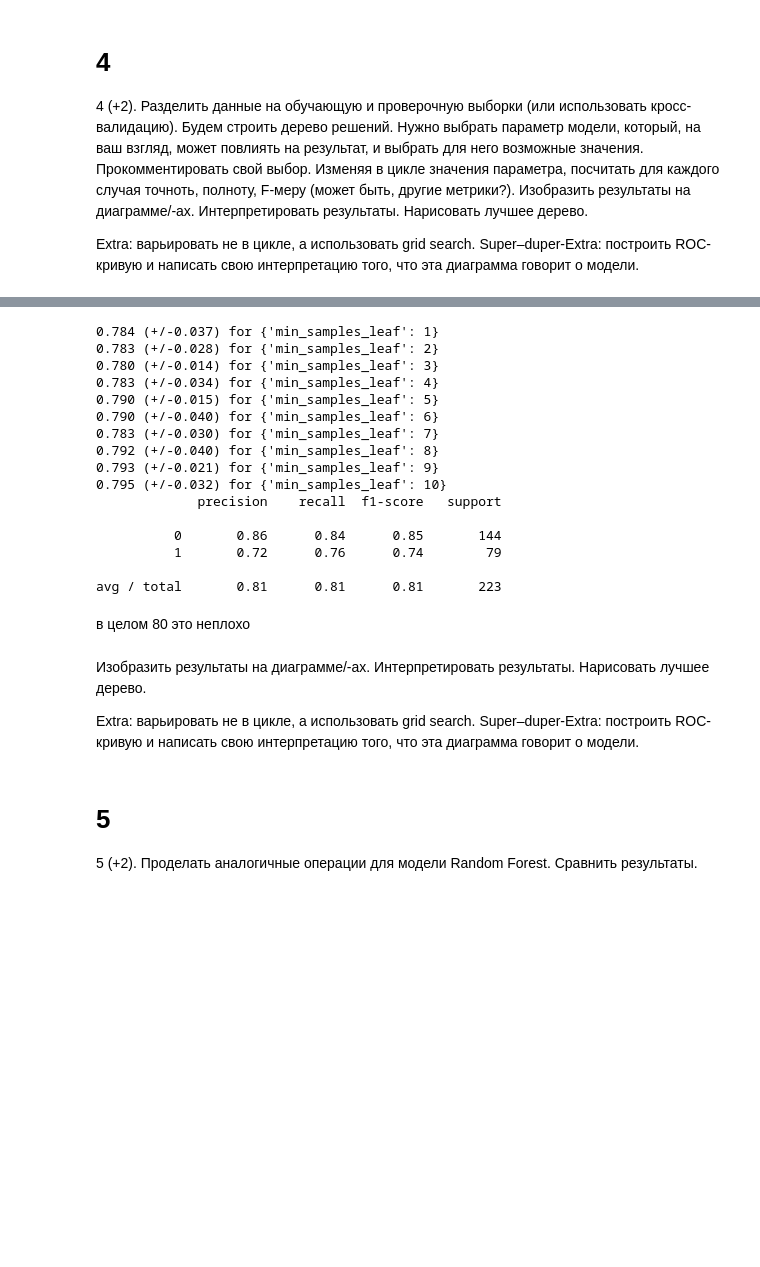
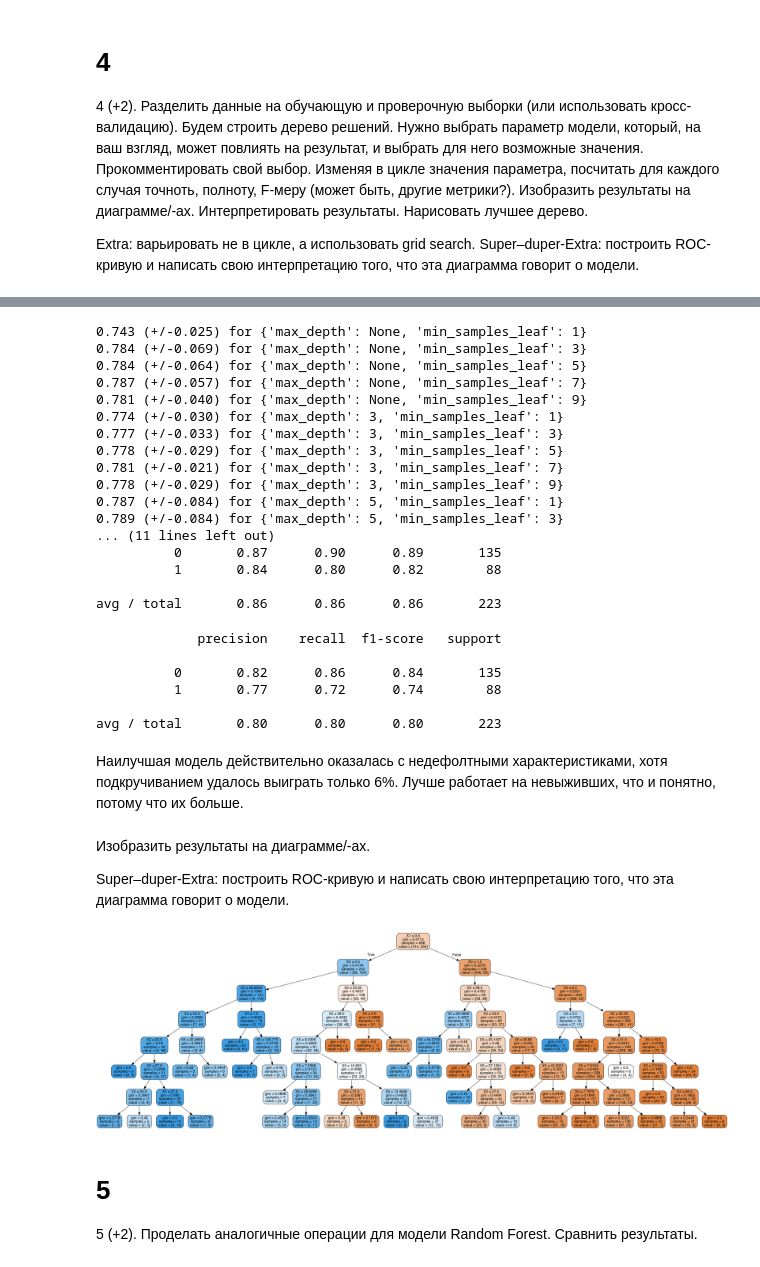
Before and after one commit to BasilisAndr/ml, a Jupyter notebook: titanic.ipynb, the cells around one changed output, grey strips where cells are left out. Cells and saved outputs as stored; diff of their text form; code cells hidden in the pictures; blank space fills up the shorter version.

```diff
--- a/titanic.ipynb
+++ b/titanic.ipynb
@@ -263,32 +263,54 @@ stds = clf.cv_results_['std_test_score']
 for mean, std, params in zip(means, stds, clf.cv_results_['params']):
     print("%0.3f (+/-%0.03f) for %r"
           % (mean, std * 2, params))
-
+print()
 y_true, y_pred = y_test, clf.predict(X_test)
 print(classification_report(y_true, y_pred))
 # %% [output]
-0.784 (+/-0.037) for {'min_samples_leaf': 1}
-0.783 (+/-0.028) for {'min_samples_leaf': 2}
-0.780 (+/-0.014) for {'min_samples_leaf': 3}
-0.783 (+/-0.034) for {'min_samples_leaf': 4}
-0.790 (+/-0.015) for {'min_samples_leaf': 5}
-0.790 (+/-0.040) for {'min_samples_leaf': 6}
-0.783 (+/-0.030) for {'min_samples_leaf': 7}
-0.792 (+/-0.040) for {'min_samples_leaf': 8}
-0.793 (+/-0.021) for {'min_samples_leaf': 9}
-0.795 (+/-0.032) for {'min_samples_leaf': 10}
-             precision    recall  f1-score   support
+0.743 (+/-0.025) for {'max_depth': None, 'min_samples_leaf': 1}
+0.784 (+/-0.069) for {'max_depth': None, 'min_samples_leaf': 3}
+0.784 (+/-0.064) for {'max_depth': None, 'min_samples_leaf': 5}
+0.787 (+/-0.057) for {'max_depth': None, 'min_samples_leaf': 7}
+0.781 (+/-0.040) for {'max_depth': None, 'min_samples_leaf': 9}
+0.774 (+/-0.030) for {'max_depth': 3, 'min_samples_leaf': 1}
+0.777 (+/-0.033) for {'max_depth': 3, 'min_samples_leaf': 3}
+0.778 (+/-0.029) for {'max_depth': 3, 'min_samples_leaf': 5}
+0.781 (+/-0.021) for {'max_depth': 3, 'min_samples_leaf': 7}
+0.778 (+/-0.029) for {'max_depth': 3, 'min_samples_leaf': 9}
+0.787 (+/-0.084) for {'max_depth': 5, 'min_samples_leaf': 1}
+0.789 (+/-0.084) for {'max_depth': 5, 'min_samples_leaf': 3}
+... (11 lines left out)
+          0       0.87      0.90      0.89       135
+          1       0.84      0.80      0.82        88
 
-          0       0.86      0.84      0.85       144
-          1       0.72      0.76      0.74        79
-
-avg / total       0.81      0.81      0.81       223
+avg / total       0.86      0.86      0.86       223
-# %% [markdown]
-в целом 80 это неплохо
+# %%
+# baseline
+tr.fit(X_train, y_train)
+y_tr_tr, y_pr_tr = y_test, tr.predict(X_test)
+print(classification_report(y_tr_tr, y_pr_tr))
+# %% [output]
+             precision    recall  f1-score   support
+
+          0       0.82      0.86      0.84       135
+          1       0.77      0.72      0.74        88
+
+avg / total       0.80      0.80      0.80       223
+# %% [markdown]
+Наилучшая модель действительно оказалась с недефолтными характеристиками, хотя подкручиванием удалось выиграть только 6%. Лучше работает на невыживших, что и понятно, потому что их больше.
 # %% [markdown]
-Изобразить результаты на диаграмме/-ах. Интерпретировать результаты. Нарисовать лучшее дерево.
+Изобразить результаты на диаграмме/-ах.
 
-Extra: варьировать не в цикле, а использовать grid search. Super–duper-Extra: построить ROC-кривую и написать свою интерпретацию того, что эта диаграмма говорит о модели.
+Super–duper-Extra: построить ROC-кривую и написать свою интерпретацию того, что эта диаграмма говорит о модели.
+# %%
+from sklearn.tree import export_graphviz
+from IPython.display import Image
+import pydotplus
+dot_data = export_graphviz(clf.best_estimator_, out_file=None, filled=True, rounded=True, special_characters=True)
+graph = pydotplus.graph_from_dot_data(dot_data)
+Image(graph.create_png())
+# %% [output]
+[figure, added]
 # %% [markdown]
 # 5
 
```
Also changed, not shown: parts of 8 cells of this notebook, 1 other file.
